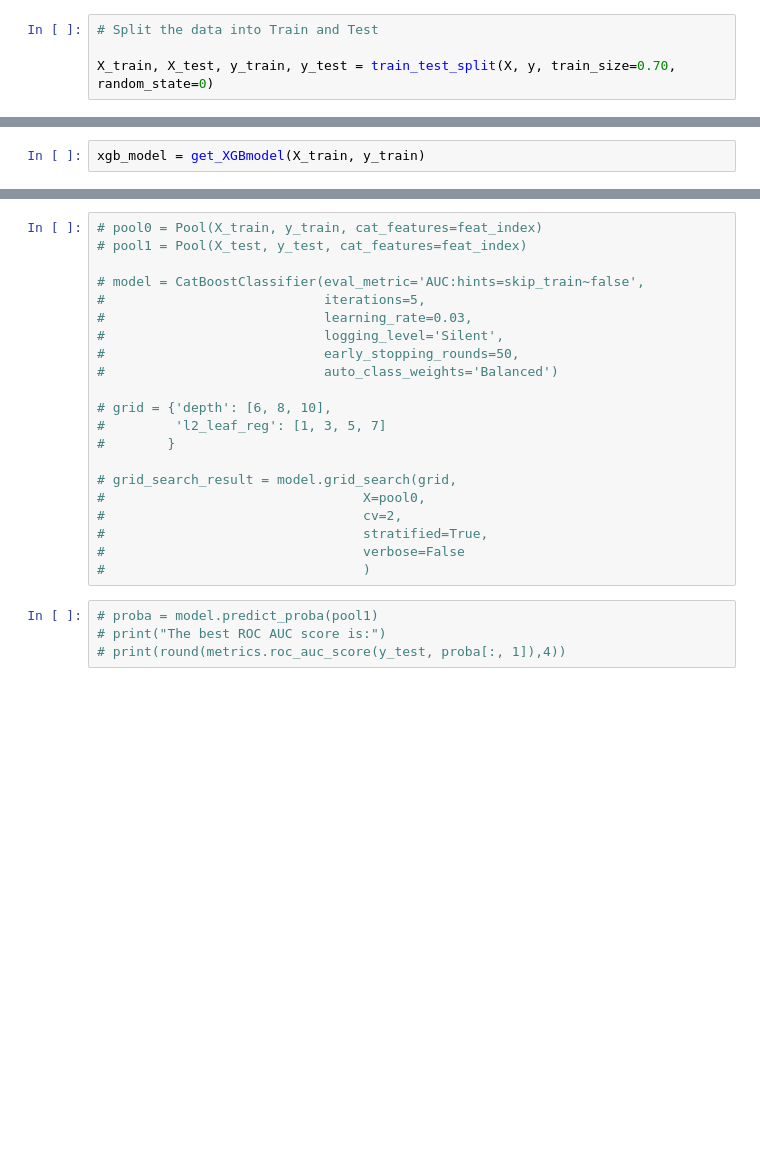
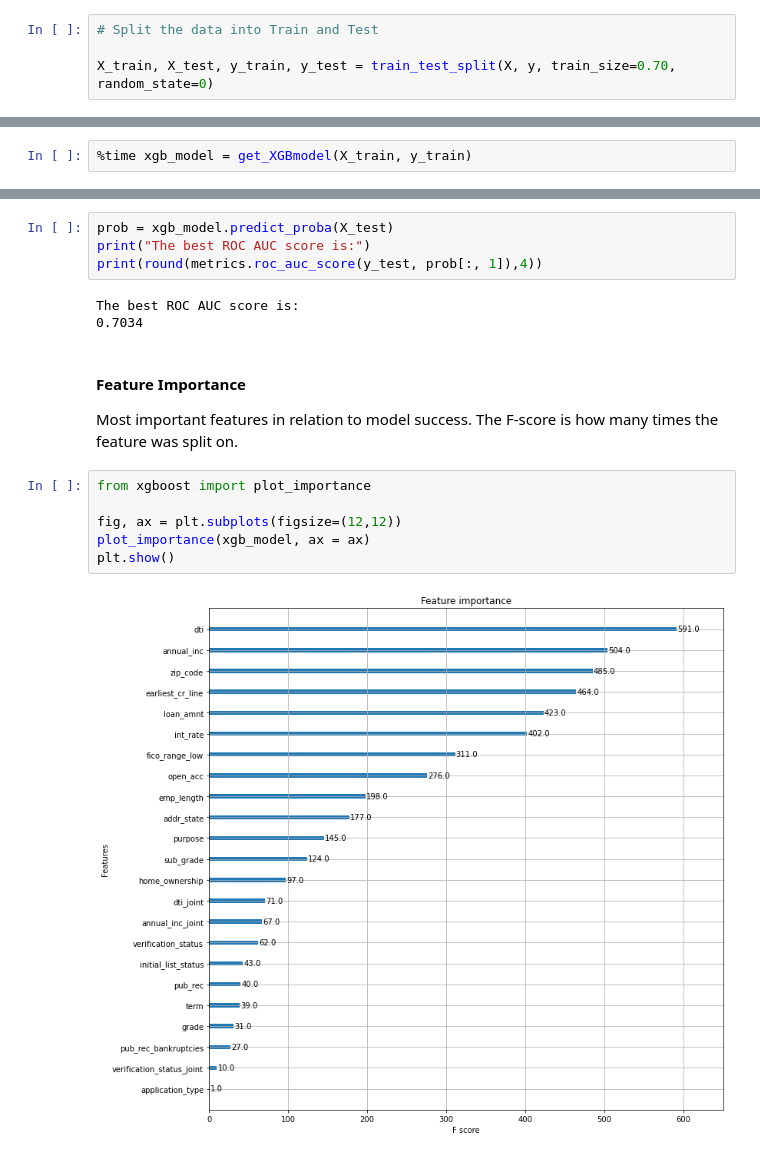
Before and after one commit to touyang219/LC_Capstone, a Jupyter notebook: Capstone.ipynb, the cells around one changed output, grey strips where cells are left out. Cells and saved outputs as stored; diff of their text form; blank space fills up the shorter version.

```diff
--- a/Capstone.ipynb
+++ b/Capstone.ipynb
@@ -498,4 +511,4 @@ def get_XGBmodel(X, Y):
 
     return model
 # %%
-xgb_model = get_XGBmodel(X_train, y_train)
+%time xgb_model = get_XGBmodel(X_train, y_train)
@@ -502,25 +529,19 @@ xgb_model = get_XGBmodel(X_train, y_train)
-# %%
-# pool0 = Pool(X_train, y_train, cat_features=feat_index)
-# pool1 = Pool(X_test, y_test, cat_features=feat_index)
-
-# model = CatBoostClassifier(eval_metric='AUC:hints=skip_train~false',
-#                            iterations=5,
-#                            learning_rate=0.03,
-#                            logging_level='Silent',
-#                            early_stopping_rounds=50,
-#                            auto_class_weights='Balanced')
-
-# grid = {'depth': [6, 8, 10],
-#         'l2_leaf_reg': [1, 3, 5, 7]
-#        }
-
-# grid_search_result = model.grid_search(grid,
-#                                 X=pool0,
-#                                 cv=2,
-#                                 stratified=True,
-#                                 verbose=False
-#                                 )
 # %%
-# proba = model.predict_proba(pool1)
-# print("The best ROC AUC score is:")
-# print(round(metrics.roc_auc_score(y_test, proba[:, 1]),4))
+prob = xgb_model.predict_proba(X_test)
+print("The best ROC AUC score is:")
+print(round(metrics.roc_auc_score(y_test, prob[:, 1]),4))
+# %% [output]
+The best ROC AUC score is:
+0.7034
+# %% [markdown]
+#### Feature Importance
+
+Most important features in relation to model success. The F-score is how many times the feature was split on.
+# %%
+from xgboost import plot_importance
+
+fig, ax = plt.subplots(figsize=(12,12))
+plot_importance(xgb_model, ax = ax)
+plt.show()
+# %% [output]
+[figure, added]
```
Also changed, not shown: parts of 40 cells of this notebook.
